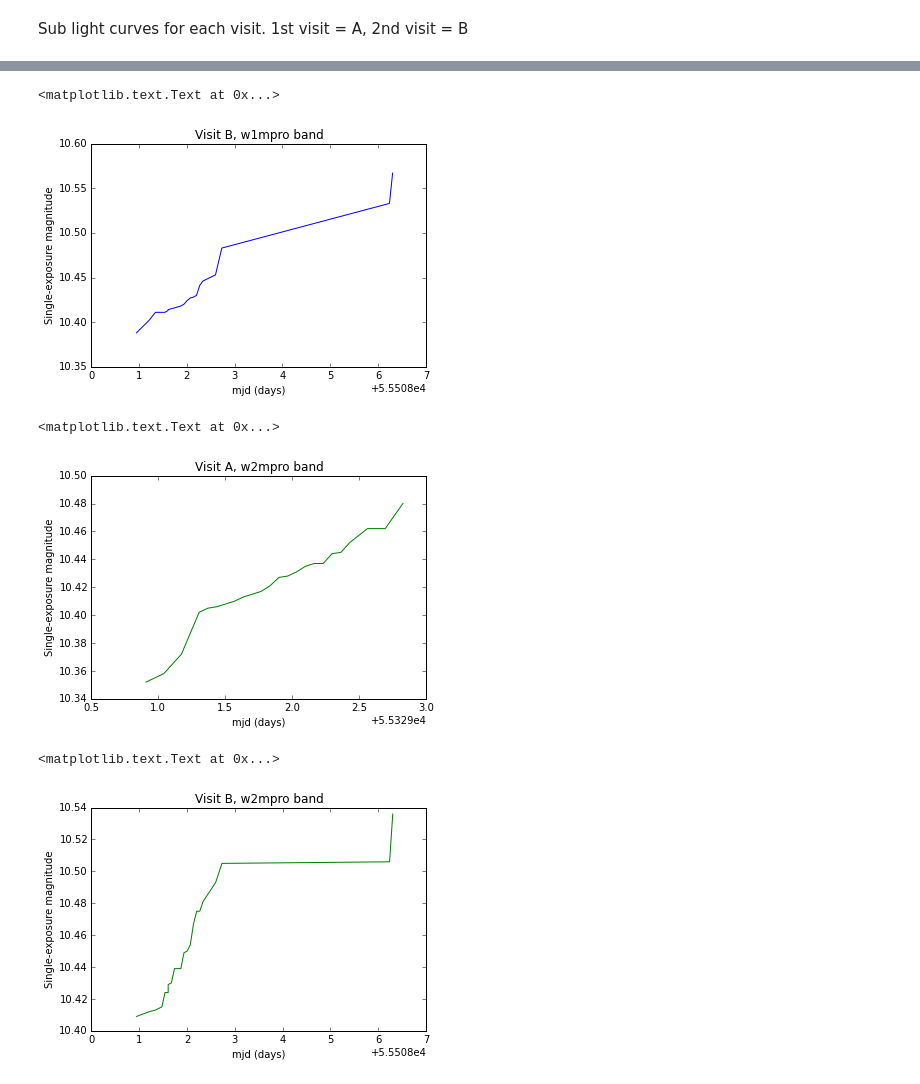
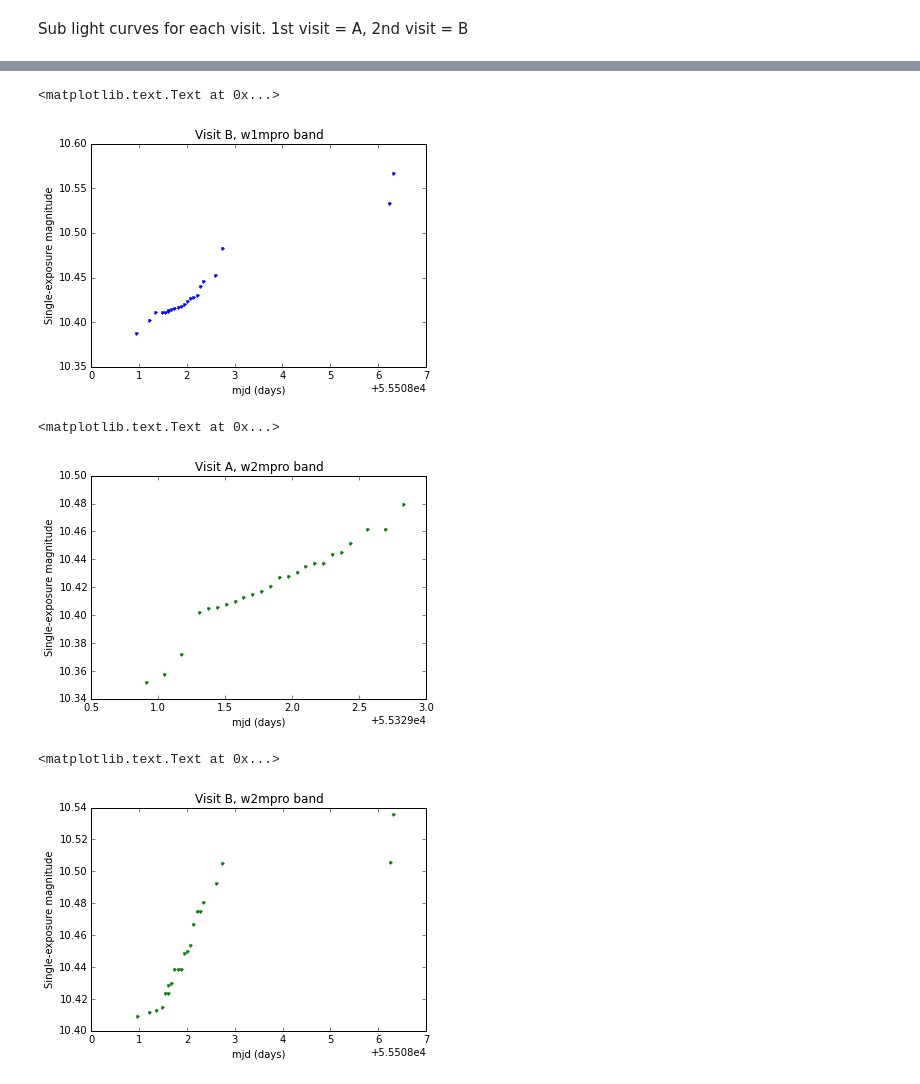
Before and after one commit to RileyWClarke/WISE_Boyajian, a Jupyter notebook: WISE_Boyajian.ipynb, the cells around one changed output, grey strips where cells are left out. Cells and saved outputs as stored; diff of their text form; code cells hidden in the pictures.

```diff
--- a/WISE_Boyajian.ipynb
+++ b/WISE_Boyajian.ipynb
@@ -53,30 +44,24 @@ plt.title('Visit A, w1mpro band')
-# %%
-mjd_b = np.sort(mjd[curve_b])
-w1_b = np.sort(w1mpro[curve_b])
 # %%
-plt.plot(mjd_b,w1_b,'b-')
+plt.plot(mjd_b,w1_b,'b.')
 plt.xlabel('mjd (days)')
 plt.ylabel('Single-exposure magnitude')
 plt.title('Visit B, w1mpro band')
 # %% [output]
 <matplotlib.text.Text at 0x...>
-[figure, old version]
+[figure, new version]
-# %%
-w2_a = np.sort(w2mpro[curve_a])
-w2_b = np.sort(w2mpro[curve_b])
 # %%
-plt.plot(mjd_a,w2_a,'g-')
+plt.plot(mjd_a,w2_a,'g.')
 plt.xlabel('mjd (days)')
 plt.ylabel('Single-exposure magnitude')
 plt.title('Visit A, w2mpro band')
 # %% [output]
 <matplotlib.text.Text at 0x...>
-[figure, old version]
+[figure, new version]
 # %%
-plt.plot(mjd_b,w2_b,'g-')
+plt.plot(mjd_b,w2_b,'g.')
 plt.xlabel('mjd (days)')
 plt.ylabel('Single-exposure magnitude')
 plt.title('Visit B, w2mpro band')
 # %% [output]
 <matplotlib.text.Text at 0x...>
-[figure, old version]
+[figure, new version]
```
Also changed, not shown: parts of 5 cells of this notebook.
